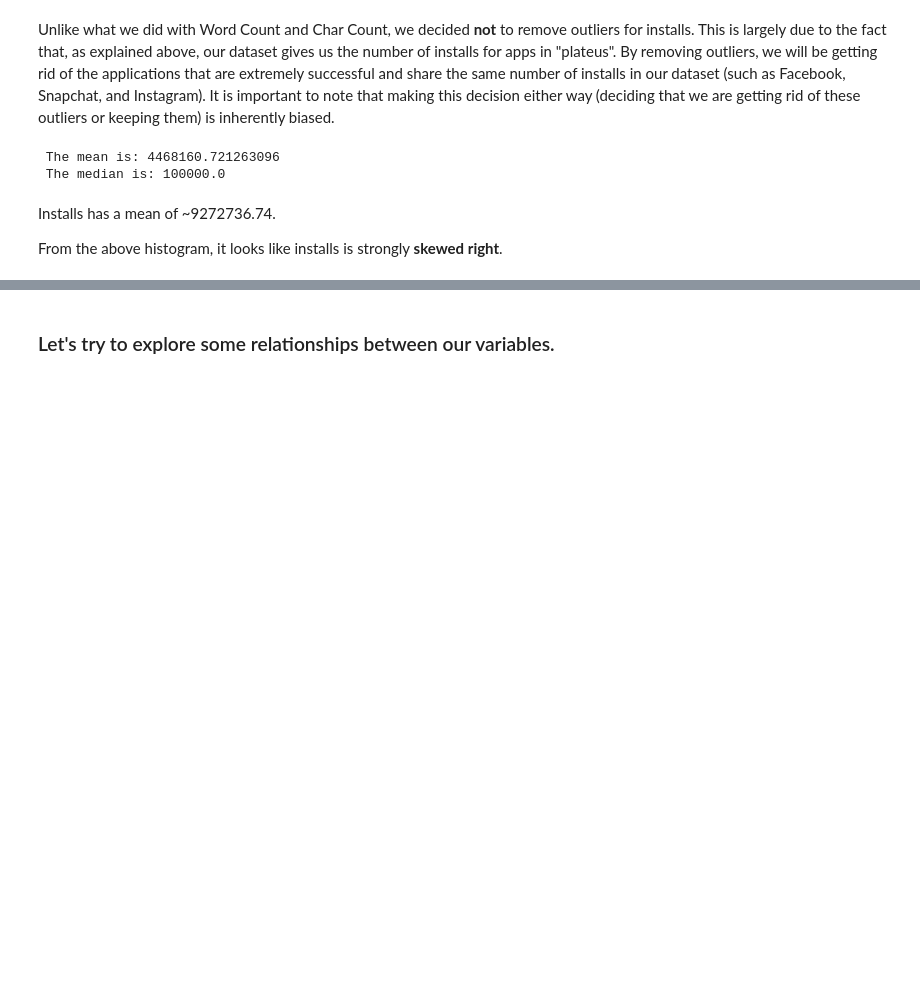
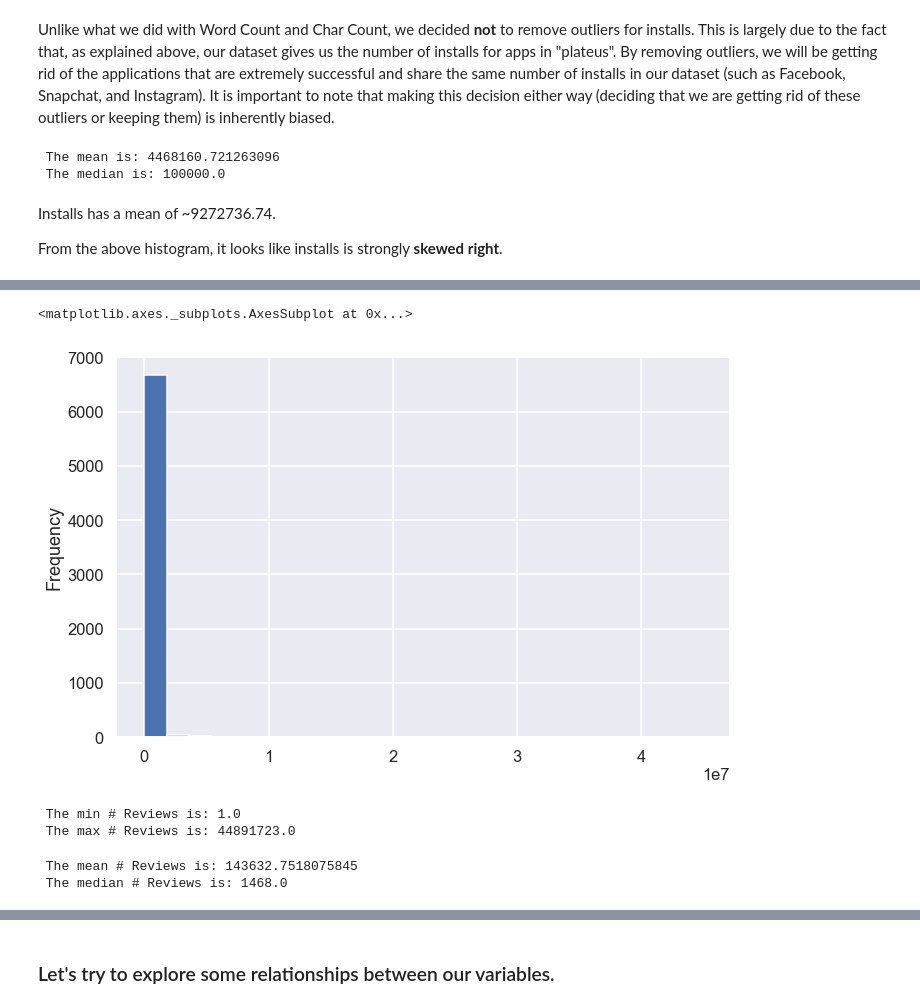
Before and after one commit to Titan-Ngo/COGS108_Repo, a Jupyter notebook: FinalProject.ipynb, the cells around one changed output, grey strips where cells are left out. Saved outputs shown, nothing was run; the diff lists cells and outputs as text; code cells hidden in the pictures; blank space fills up the shorter version.

```diff
--- a/FinalProject.ipynb
+++ b/FinalProject.ipynb
@@ -526,0 +531,21 @@ From the above histogram, it looks like installs is strongly __skewed right__.
+# %%
+df['Reviews'].plot(kind = 'hist', bins = 25, figsize = (11, 7))
+# %% [output]
+<matplotlib.axes._subplots.AxesSubplot at 0x...>
+[figure, added]
+# %%
+# Print the max and min of 'Reviews'
+minValue = df['Reviews'].min()
+maxValue = df['Reviews'].max()
+print(" The min # Reviews is:", minValue, '\n', "The max # Reviews is:", maxValue)
+# %% [output]
+ The min # Reviews is: 1.0
+ The max # Reviews is: 44891723.0
+# %%
+# Calculate the mean and median of 'Reviews'
+mean = df['Reviews'].mean()
+median = df['Reviews'].median()
+print(" The mean # Reviews is:", mean, '\n', "The median # Reviews is:", median)
+# %% [output]
+ The mean # Reviews is: 143632.7518075845
+ The median # Reviews is: 1468.0
```
Also changed, not shown: parts of 34 cells of this notebook.
